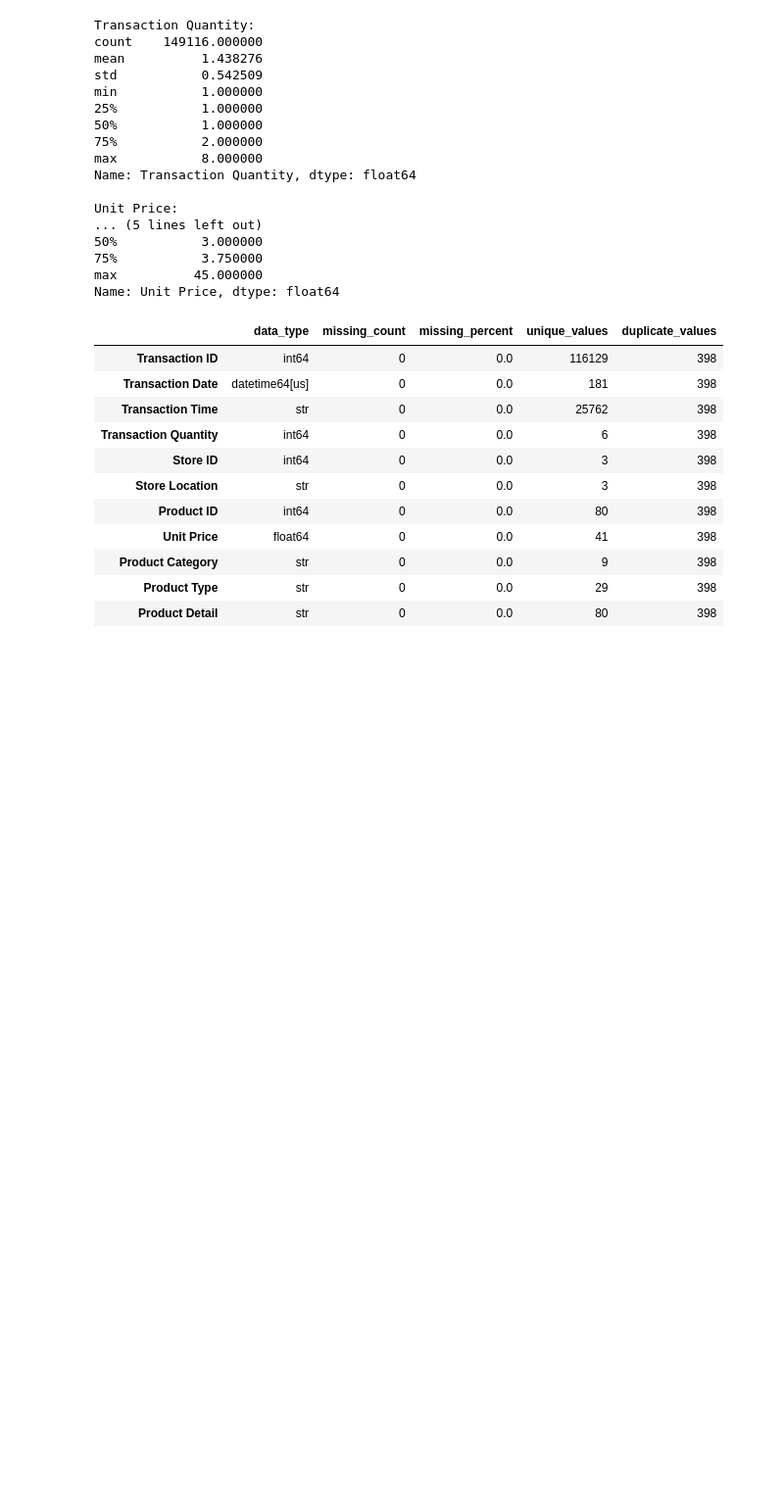
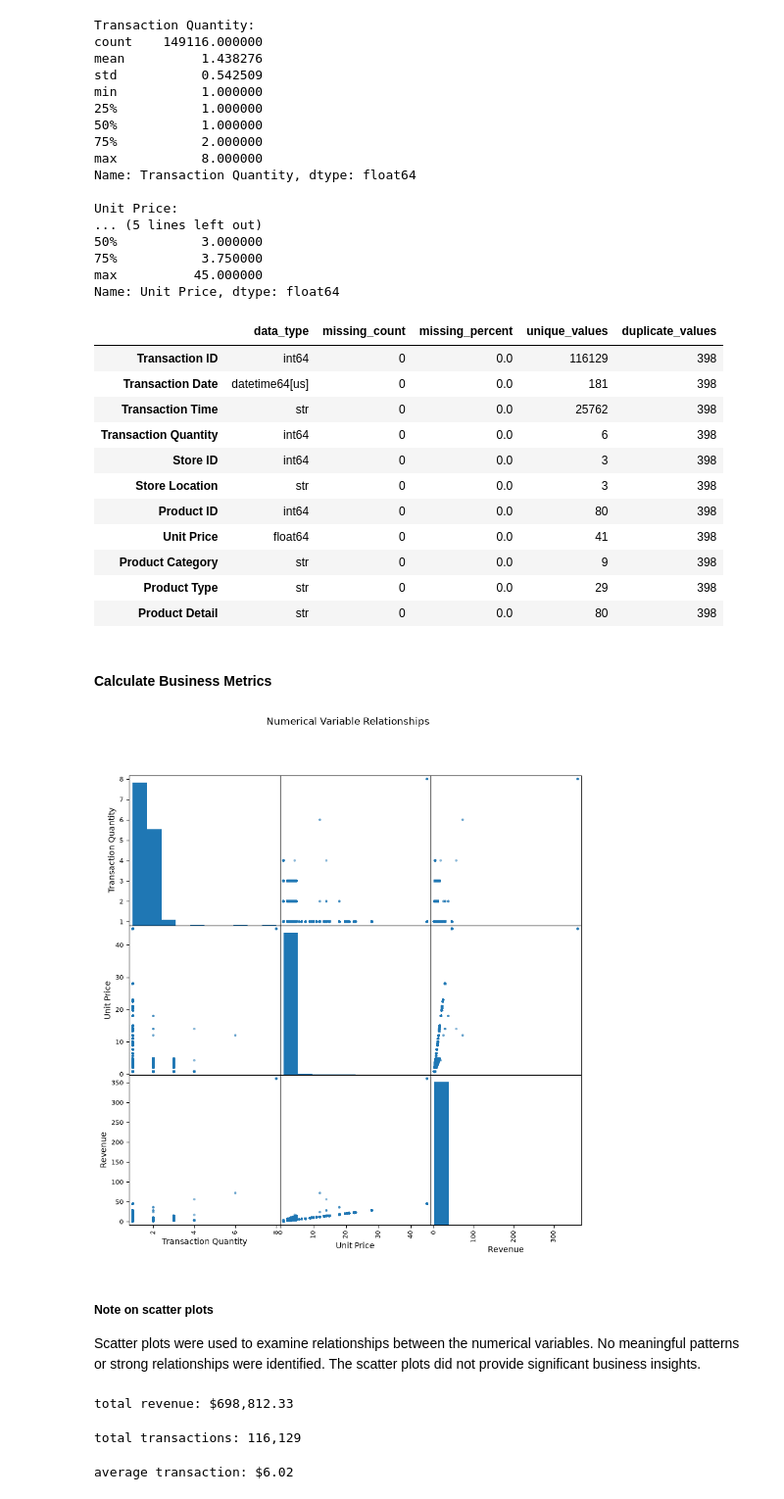
Before and after one commit to peayah/excel_workflow_automator, a Jupyter notebook: notebooks/data_analysis.ipynb, the cells around one changed output. Shown at 98% size. Drawn from its saved outputs; the diff is of its cells as text; code cells hidden in the pictures; blank space fills up the shorter version.

Commit message:
calculated business metrics

```diff
--- a/notebooks/data_analysis.ipynb
+++ b/notebooks/data_analysis.ipynb
@@ -232,3 +235,54 @@ data_quality_summary
 | Product Category | str | 0 | 0.0 | 9 | 398 |
 | Product Type | str | 0 | 0.0 | 29 | 398 |
 | Product Detail | str | 0 | 0.0 | 80 | 398 |
+# %% [markdown]
+#### Calculate Business Metrics
+# %%
+df["Revenue"] = df["Transaction Quantity"] * df["Unit Price"]
+# %%
+numeric_columns = [
+    "Transaction Quantity",
+    "Unit Price",
+    "Revenue"
+]
+
+pd.plotting.scatter_matrix(
+    df[numeric_columns],
+    figsize=(10, 10),
+    alpha=0.3
+)
+
+plt.suptitle("Numerical Variable Relationships")
+plt.show()
+# %% [output]
+[figure, added]
+# %% [markdown]
+##### Note on scatter plots
+Scatter plots were used to examine relationships between the numerical variables. No meaningful patterns or strong relationships were identified. The scatter plots did not provide significant business insights.
+# %%
+# total revenue
+
+total_revenue = df["Revenue"].sum()
+
+print(f"total revenue: ${total_revenue:,.2f}")
+# %% [output]
+total revenue: $698,812.33
+# %%
+# transcations (counting unique transaction IDs)
+
+number_of_transactions = df["Transaction ID"].nunique()
+
+print(f"total transactions: {number_of_transactions:,}")
+# %% [output]
+total transactions: 116,129
+# %%
+# average revenue per transaction
+average_transaction_value = (
+    df.groupby("Transaction ID")["Revenue"]
+      .sum()
+      .mean()
+)
+
+print(f"average transaction: ${average_transaction_value:,.2f}")
+# %% [output]
+average transaction: $6.02
```
Also changed, not shown: parts of 14 cells of this notebook.
